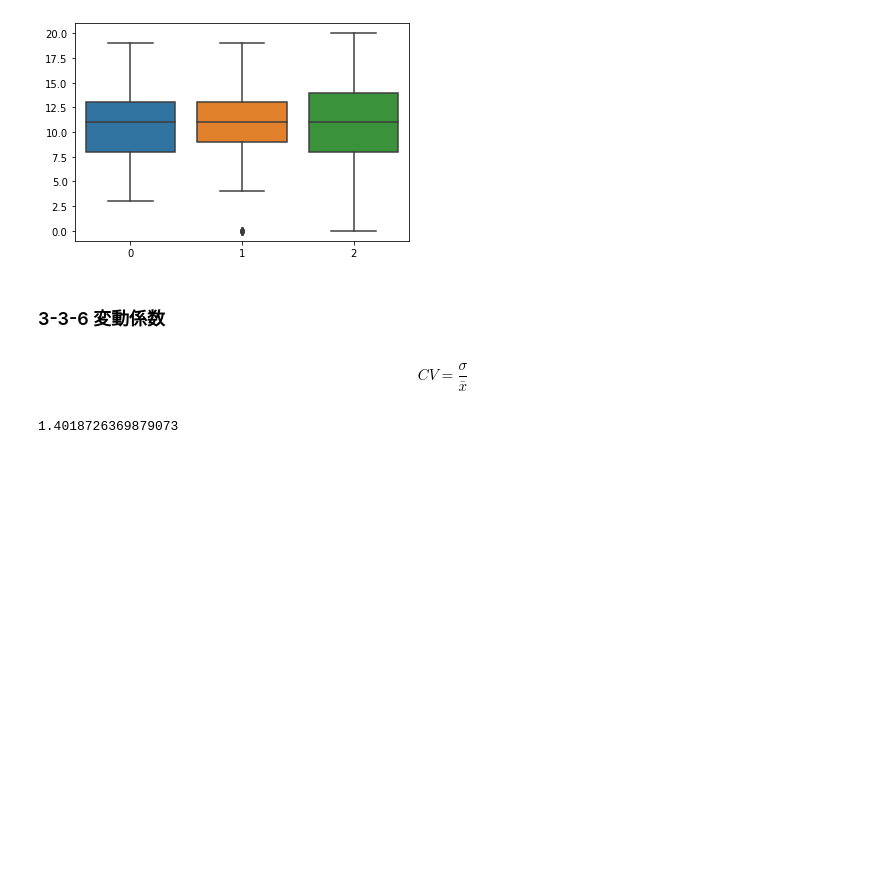
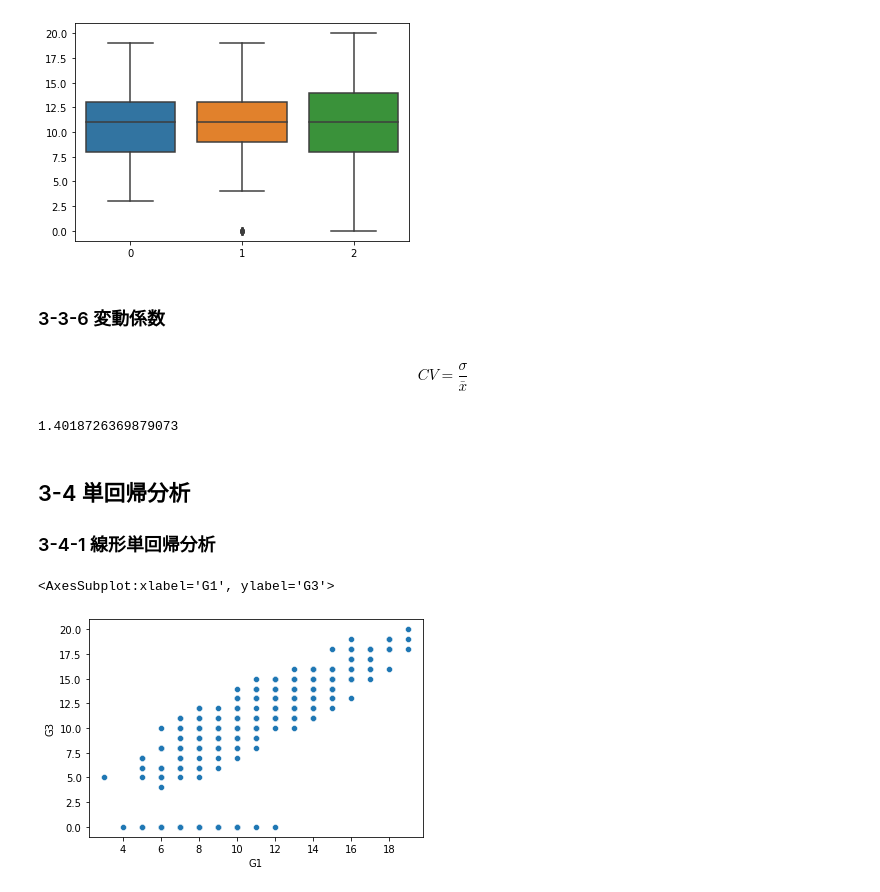
Before and after one commit to kanameg/data_scientist_training_cource, a Jupyter notebook: python/src/ data_scientist_training_chap3.ipynb, the cells around one changed output. Drawn from its saved outputs; the diff is of its cells as text; code cells hidden in the pictures; blank space fills up the shorter version.

```diff
--- a/python/src/ data_scientist_training_chap3.ipynb
+++ b/python/src/ data_scientist_training_chap3.ipynb
@@ -200,3 +200,11 @@ x = student_data_math['absences'].mean()
 sigma / x
 # %% [output]
 1.4018726369879073
+# %% [markdown]
+## 3-4 単回帰分析
+### 3-4-1 線形単回帰分析
+# %%
+sns.scatterplot(data=student_data_math, x='G1', y='G3')
+# %% [output]
+<AxesSubplot:xlabel='G1', ylabel='G3'>
+[figure, added]
```
Also changed, not shown: parts of 1 cell of this notebook, 1 other file.
